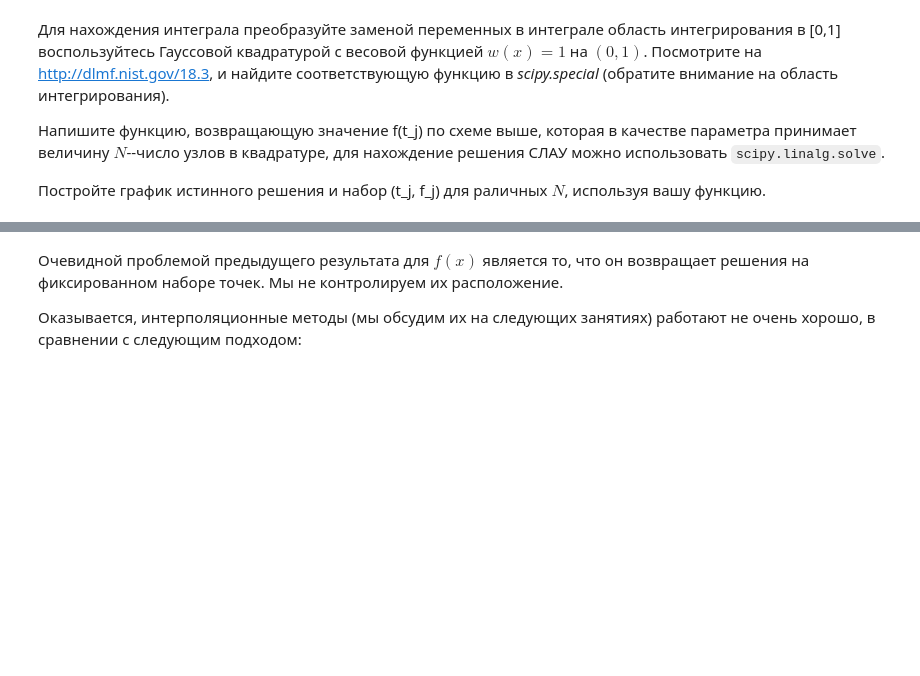
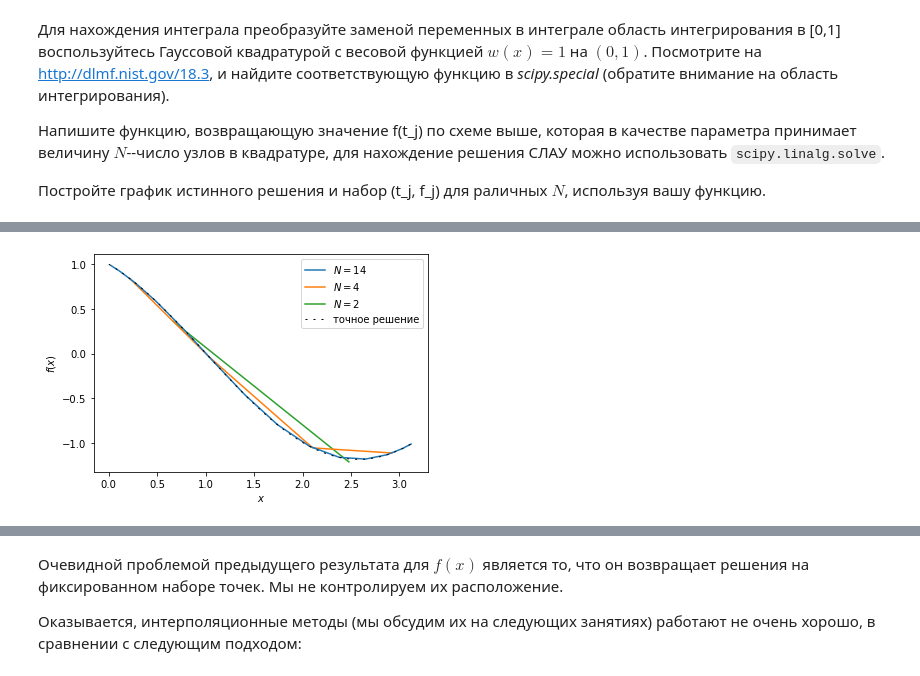
Before and after one commit to DanilPeg/calcphys2022, a Jupyter notebook: advanced_Integrals.ipynb, the cells around one changed output, grey strips where cells are left out. Drawn from its saved outputs; the diff is of its cells as text; code cells hidden in the pictures; blank space fills up the shorter version.

```diff
--- a/advanced_Integrals.ipynb
+++ b/advanced_Integrals.ipynb
@@ -87,26 +87,22 @@ print(Integral)
 import numpy as np
 # %%
 def midpoint_rule(func, a, b, eps):
-
-    I = float('inf')
     i = 0
     N = 2
+    I = float('inf')
 
     while i == 0:
+        h = (b - a) / N
+        x = np.linspace(a + h / 2, b - h / 2, N)
+        Q = [func(k) for k in x]
+        Q_ = np.sum(Q) * h
+        if (abs(I - Q_) < eps):
+            break
+        N *= 2
+        I = Q_
+    return Q_, N
 
-        hk = (b-a)/N
-        xk = np.linspace(a + hk/2, b - hk/2, N)
-        Qk = [func(k) for k in xk]
-        Q = np.sum(Qk)*hk
-
-        if (abs(I-Q)<eps):
-            break
-
-        N *= 2
-        I = Q
-
-    return Q, N
-func = lambda x: 7*x**3 - 8*x**2 - 3*x + 3
+func = lambda x: 7 * x ** 3 - 8 * x ** 2 - 3 * x + 3
 I, N = midpoint_rule(func, -1, 1, 1e-10)
 print("I =", I, ", число узлов", N+1)
 # %% [output]
@@ -260,6 +256,7 @@ $$
 
 Постройте график истинного решения и набор (t_j, f_j) для раличных $N$, используя вашу функцию.
 # %%
+import matplotlib.pyplot as plt
 from scipy.linalg import solve as lg
 fr = lambda x: np.cos(x) - (2/np.pi) * np.sin(x)
 x_lin = np.linspace(0, np.pi, 100)
@@ -282,7 +279,7 @@ for N in N_:
     x = roots * np.pi
     plt.plot(x, f_, label=('$N = %s$' % N), zorder=N, linewidth=1.5)
 
-plt.plot(x_lin, fr(x_lin), '--', dashes=(2,6), linewidth=1, zorder=20, label='$Exact~~solution$', color='black')
+plt.plot(x_lin, fr(x_lin), '--', dashes=(2,6), linewidth=1, zorder=20, label='точное решение', color='black')
 plt.xlabel('$x$')
 plt.ylabel('$f(x)$')
 plt.legend()
@@ -292,0 +288 @@ plt.show()
+[figure, added]
```
Also changed, not shown: parts of 9 cells of this notebook, 1 other file.
